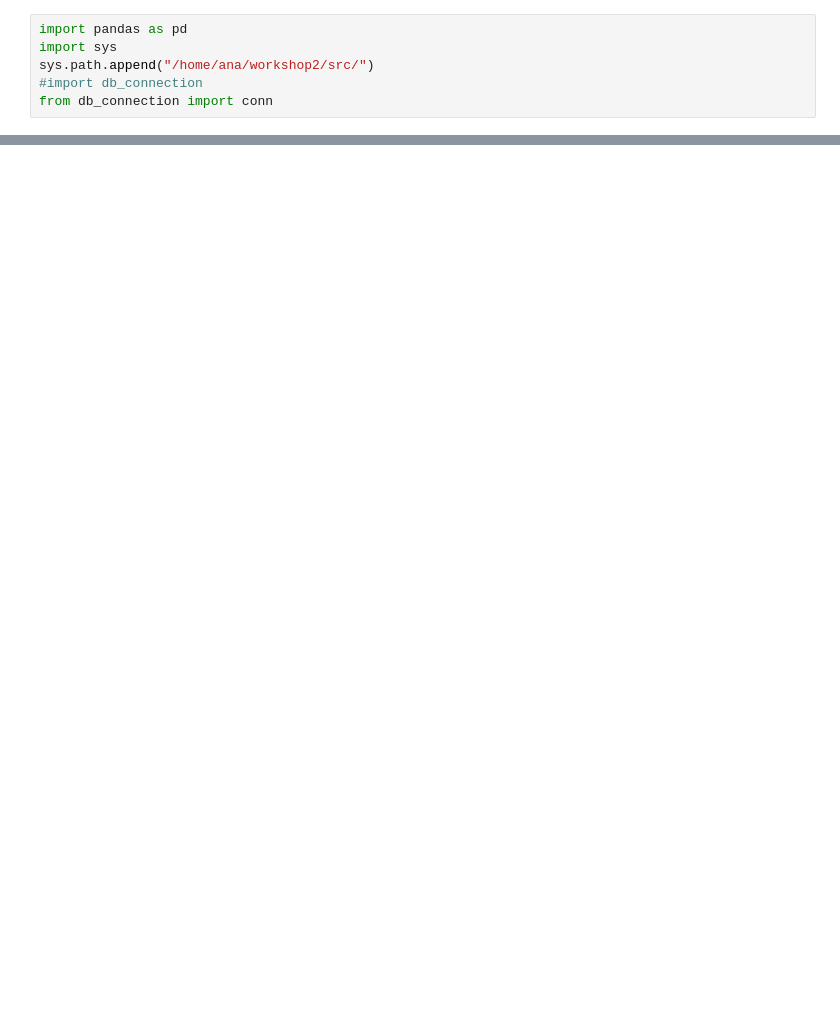
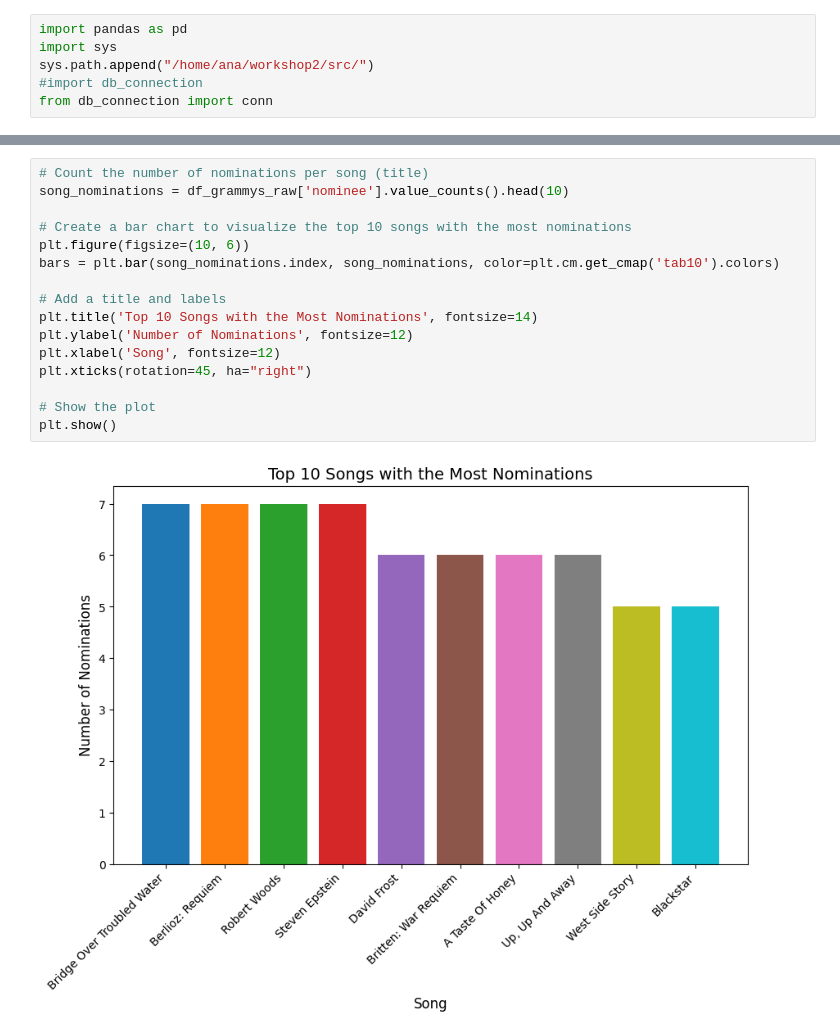
Before and after one commit to anacriquintero/workshop2, a Jupyter notebook: Notebooks/eda_grammy.ipynb, the cells around one changed output, grey strips where cells are left out. Drawn from its saved outputs; the diff is of its cells as text; blank space fills up the shorter version.

```diff
--- a/Notebooks/eda_grammy.ipynb
+++ b/Notebooks/eda_grammy.ipynb
@@ -22,0 +194,18 @@ pd.read_sql(sql="SELECT * FROM grammys",con=conn().connect())
+# %%
+# Count the number of nominations per song (title)
+song_nominations = df_grammys_raw['nominee'].value_counts().head(10)
+
+# Create a bar chart to visualize the top 10 songs with the most nominations
+plt.figure(figsize=(10, 6))
+bars = plt.bar(song_nominations.index, song_nominations, color=plt.cm.get_cmap('tab10').colors)
+
+# Add a title and labels
+plt.title('Top 10 Songs with the Most Nominations', fontsize=14)
+plt.ylabel('Number of Nominations', fontsize=12)
+plt.xlabel('Song', fontsize=12)
+plt.xticks(rotation=45, ha="right")
+
+# Show the plot
+plt.show()
+# %% [output]
+[figure, added]
```
Also changed, not shown: parts of 18 cells of this notebook.
